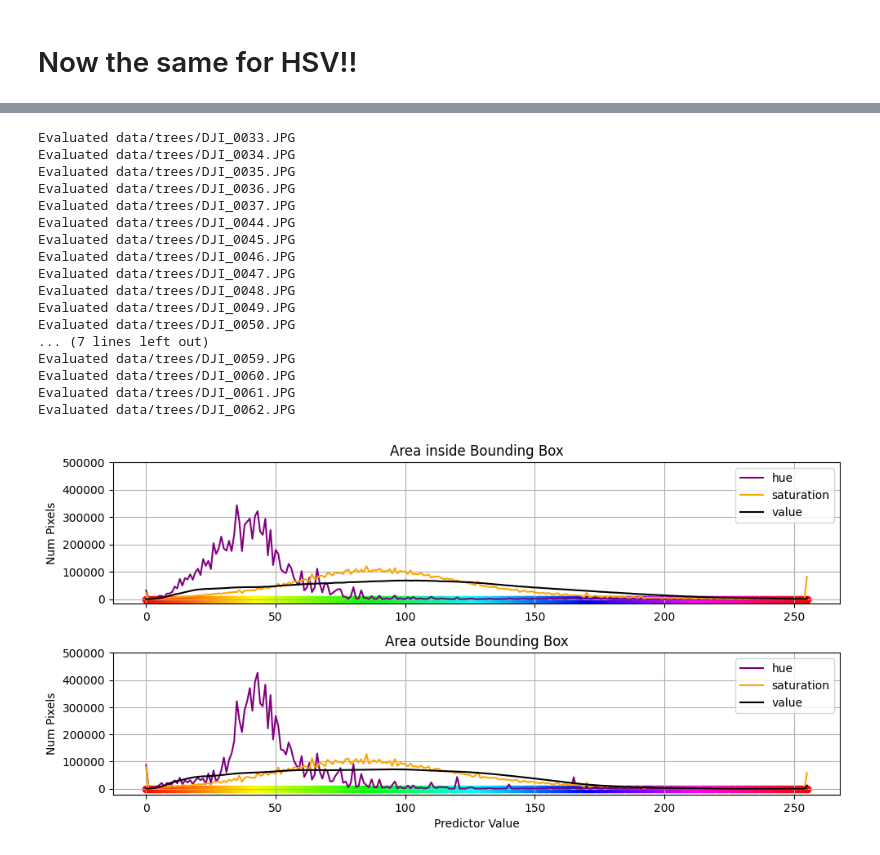
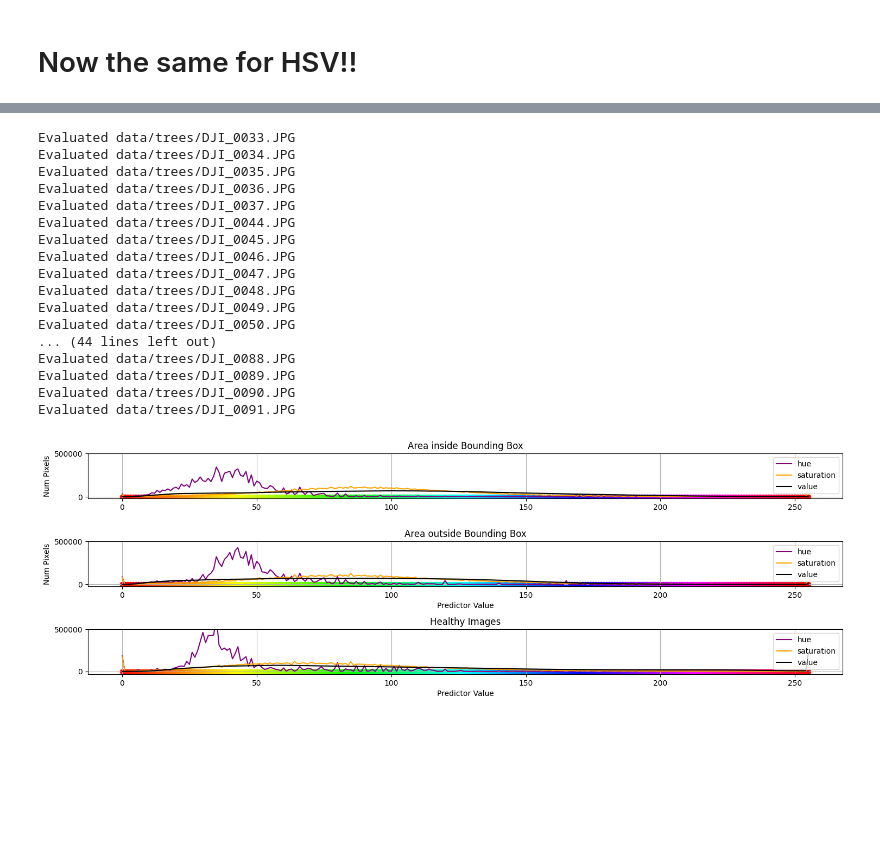
Before and after one commit to Cavesprout/ML-sick-tree-id, a Jupyter notebook: Checkpoint_2/EDA_graphs.ipynb, the cells around one changed output, grey strips where cells are left out. Cells and saved outputs as stored; diff of their text form; code cells hidden in the pictures; blank space fills up the shorter version.

```diff
--- a/Checkpoint_2/EDA_graphs.ipynb
+++ b/Checkpoint_2/EDA_graphs.ipynb
@@ -277,6 +339,10 @@ in_val_val_count = np.zeros(256, int)
 out_hue_val_count = np.zeros(256, int)
 out_sat_val_count = np.zeros(256, int)
 out_val_val_count = np.zeros(256, int)
+
+healthy_hue_val_count = np.zeros(256, int)
+healthy_sat_val_count = np.zeros(256, int)
+healthy_val_val_count = np.zeros(256, int)
 
 
 for index, row in sick_df.iterrows():
@@ -305,6 +371,23 @@ for index, row in sick_df.iterrows():
         out_val_val_count[int(px[2])] += 1
 
     print("Evaluated", row['file_name'])
+
+
+for index, row in healthy_df.iterrows():
+    file_name = row['file_name']
+    x, y, width, height = int(row['x']), int(row['y']), int(row['width']), int(row['height'])
+
+    # Read the image using OpenCV
+    img = cv2.imread(file_name)
+    img = cv2.cvtColor(img, cv2.COLOR_BGR2HSV)
+
+    for img_row in img:
+        for px in img_row:
+            healthy_hue_val_count[int(px[0])] += 1
+            healthy_sat_val_count[int(px[1])] += 1
+            healthy_val_val_count[int(px[2])] += 1
+
+    print("Evaluated", row['file_name'])
 # %% [output]
 Evaluated data/trees/DJI_0033.JPG
 Evaluated data/trees/DJI_0034.JPG
@@ -318,16 +401,16 @@ Evaluated data/trees/DJI_0047.JPG
 Evaluated data/trees/DJI_0048.JPG
 Evaluated data/trees/DJI_0049.JPG
 Evaluated data/trees/DJI_0050.JPG
-... (7 lines left out)
-Evaluated data/trees/DJI_0059.JPG
-Evaluated data/trees/DJI_0060.JPG
-Evaluated data/trees/DJI_0061.JPG
-Evaluated data/trees/DJI_0062.JPG
+... (44 lines left out)
+Evaluated data/trees/DJI_0088.JPG
+Evaluated data/trees/DJI_0089.JPG
+Evaluated data/trees/DJI_0090.JPG
+Evaluated data/trees/DJI_0091.JPG
 # %%
 hsv_vals = range(0,256)
 
 # Create a figure with two subplots
-fig, (ax1, ax2) = plt.subplots(2, 1, figsize=(10, 5))
+fig, (ax1, ax2, ax3) = plt.subplots(3, 1, figsize=(15, 5))
 
 # Plot the first subplot
 in_count = sum(in_hue_val_count)
@@ -338,31 +421,46 @@ ax1.plot(hsv_vals, in_val_val_count, label='value', color = "black")
 ax1.set_ylim(top=500000)
 ax1.set_ylabel('Num Pixels')
 ax1.set_title('Area inside Bounding Box')
 ax1.legend()
 ax1.grid()
 
 for idx, num in enumerate(hsv_vals):
     ax1.scatter(x=idx, y=0, color=colorsys.hsv_to_rgb((idx/255),1,1))
 
 # Plot the second subplot
 out_count = sum(out_hue_val_count)
 
 ax2.plot(color_vals, out_hue_val_count * (in_count / out_count), label='hue', color = "purple")
 ax2.plot(color_vals, out_sat_val_count * (in_count / out_count), label='saturation', color = "orange")
 ax2.plot(color_vals, out_val_val_count * (in_count / out_count), label='value', color = "black")
 ax2.set_ylim(top=500000)
 ax2.set_xlabel('Predictor Value')
 ax2.set_ylabel('Num Pixels')
 ax2.set_title('Area outside Bounding Box')
 ax2.legend()
 
 ax2.grid()
 
 for idx, num in enumerate(hsv_vals):
     ax2.scatter(x=idx, y=0, color=colorsys.hsv_to_rgb((idx/255),1,1))
 
+# Plot the healthy subplot
+healthy_count = sum(healthy_red_val_count)
+
+ax3.plot(color_vals, healthy_hue_val_count * (in_count / healthy_count), label='hue', color = "purple")
+ax3.plot(color_vals, healthy_sat_val_count * (in_count / healthy_count), label='saturation', color = "orange")
+ax3.plot(color_vals, healthy_val_val_count * (in_count / healthy_count), label='value', color = "black")
+ax3.set_ylim(top=500000)
+ax3.set_xlabel('Predictor Value')
+ax3.set_title('Healthy Images')
+ax3.legend()
+ax3.grid()
+
+for idx, num in enumerate(hsv_vals):
+    ax3.scatter(x=idx, y=0, color=colorsys.hsv_to_rgb((idx/255),1,1))
+
 fig.tight_layout(pad=1)
 # Display the plot
 plt.show()
 # %% [output]
-[figure, old version]
+[figure, new version]
```
Also changed, not shown: parts of 6 cells of this notebook.
